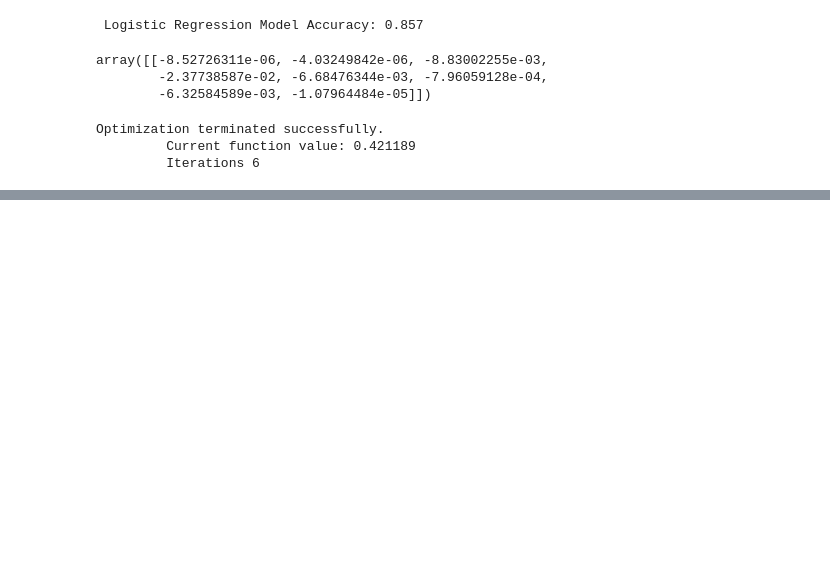
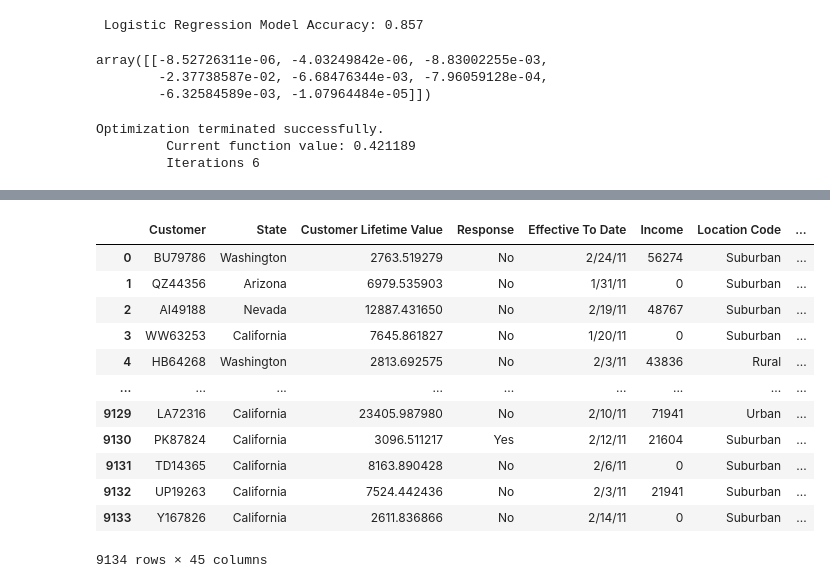
Before and after one commit to jacodetunde/Marketing_Customer_Value, a Jupyter notebook: Customer_Analysis.ipynb, the cells around one changed output, grey strips where cells are left out. Saved outputs shown, nothing was run; the diff lists cells and outputs as text; code cells hidden in the pictures; blank space fills up the shorter version.

```diff
--- a/Customer_Analysis.ipynb
+++ b/Customer_Analysis.ipynb
@@ -218,0 +221,16 @@ Logit Regression Results
+# %%
+new_df
+# %% [output]
+|  | Customer | State | Customer Lifetime Value | Response | Effective To Date | Income | Location Code | ... |
+| 0 | BU79786 | Washington | 2763.519279 | No | 2/24/11 | 56274 | Suburban | ... |
+| 1 | QZ44356 | Arizona | 6979.535903 | No | 1/31/11 | 0 | Suburban | ... |
+| 2 | AI49188 | Nevada | 12887.431650 | No | 2/19/11 | 48767 | Suburban | ... |
+| 3 | WW63253 | California | 7645.861827 | No | 1/20/11 | 0 | Suburban | ... |
+| 4 | HB64268 | Washington | 2813.692575 | No | 2/3/11 | 43836 | Rural | ... |
+| ... | ... | ... | ... | ... | ... | ... | ... | ... |
+| 9129 | LA72316 | California | 23405.987980 | No | 2/10/11 | 71941 | Urban | ... |
+| 9130 | PK87824 | California | 3096.511217 | Yes | 2/12/11 | 21604 | Suburban | ... |
+| 9131 | TD14365 | California | 8163.890428 | No | 2/6/11 | 0 | Suburban | ... |
+| 9132 | UP19263 | California | 7524.442436 | No | 2/3/11 | 21941 | Suburban | ... |
+| 9133 | Y167826 | California | 2611.836866 | No | 2/14/11 | 0 | Suburban | ... |
+9134 rows × 45 columns
```
Also changed, not shown: parts of 11 cells of this notebook.
